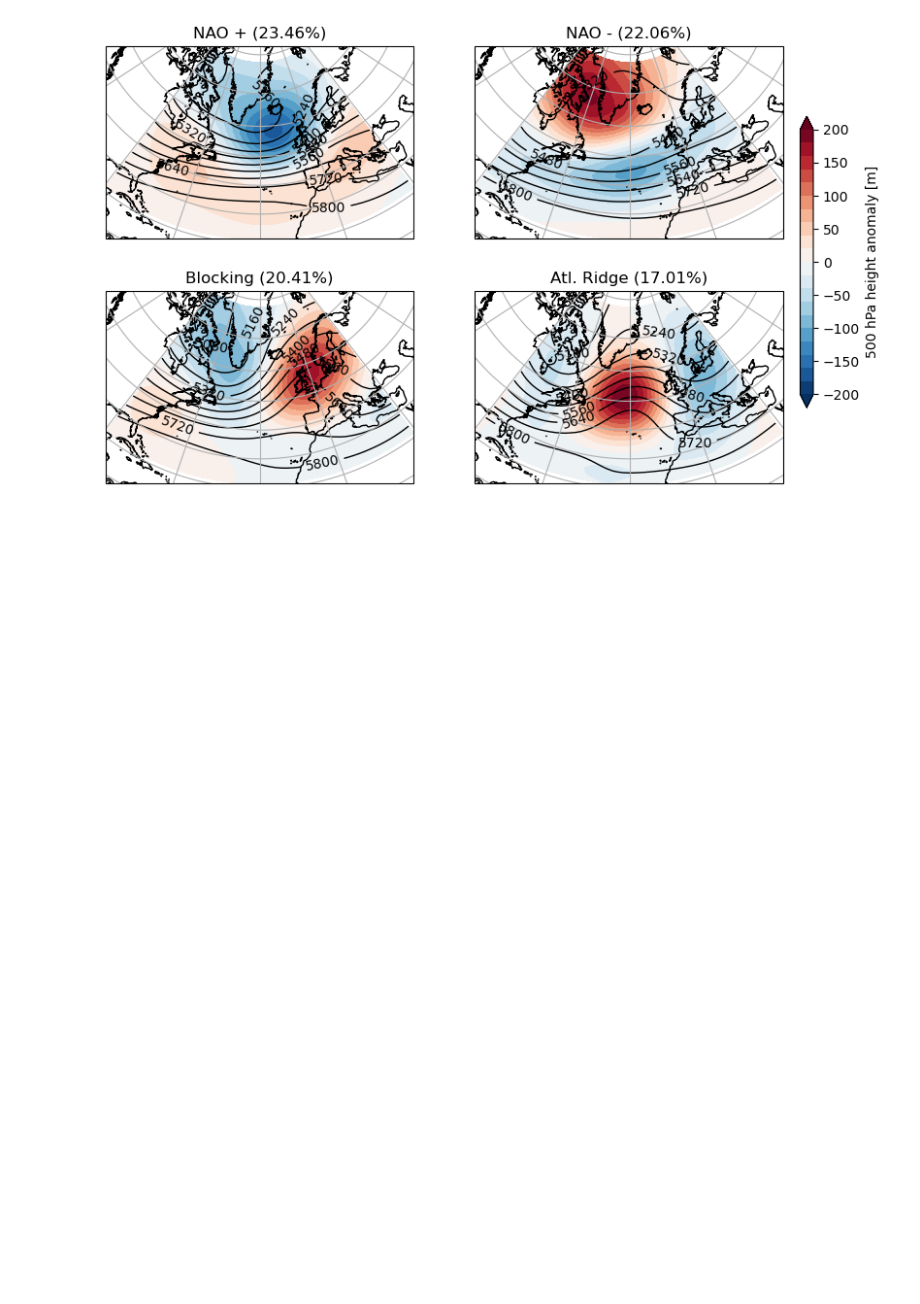
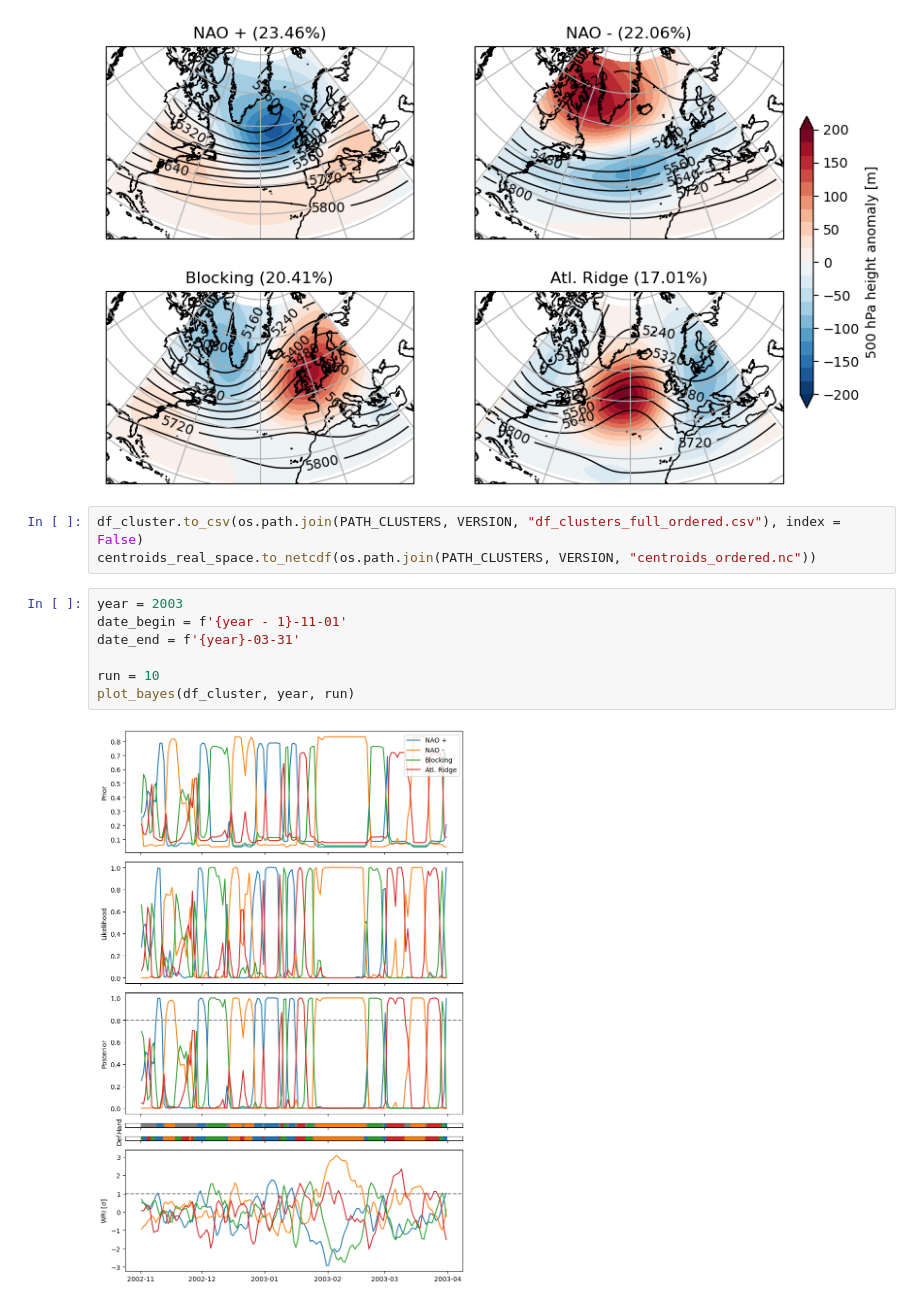
Before and after one commit to bramvanduinen/EnergyDroughtCooccurrence, a Jupyter notebook: src/01b_reorder_plot_clusters.ipynb, the cells around one changed output. Saved outputs shown, nothing was run; the diff lists cells and outputs as text; blank space fills up the shorter version.

```diff
--- a/src/01b_reorder_plot_clusters.ipynb
+++ b/src/01b_reorder_plot_clusters.ipynb
@@ -176,3 +332,15 @@ centroids_real_space.to_netcdf(os.path.join(PATH_CLUSTERS, VERSION, "centroids_o
 plot_clusters(df_cluster, centroids_real_space, z500_clim, lons, lats, ordered = True)
 # %% [output]
 [figure]
+# %%
+df_cluster.to_csv(os.path.join(PATH_CLUSTERS, VERSION, "df_clusters_full_ordered.csv"), index = False)
+centroids_real_space.to_netcdf(os.path.join(PATH_CLUSTERS, VERSION, "centroids_ordered.nc"))
+# %%
+year = 2003
+date_begin = f'{year - 1}-11-01'
+date_end = f'{year}-03-31'
+
+run = 10
+plot_bayes(df_cluster, year, run)
+# %% [output]
+[figure, added]
```
Also changed, not shown: parts of 15 cells of this notebook, 7 other files.
